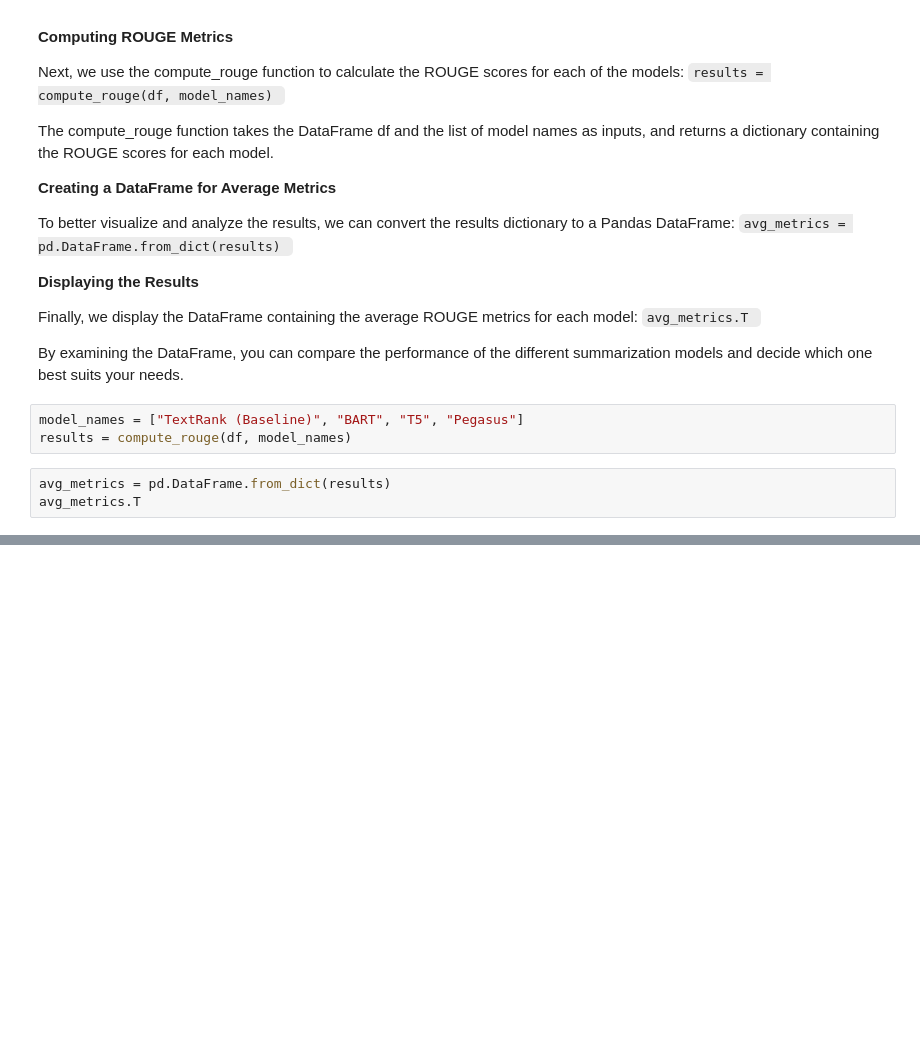
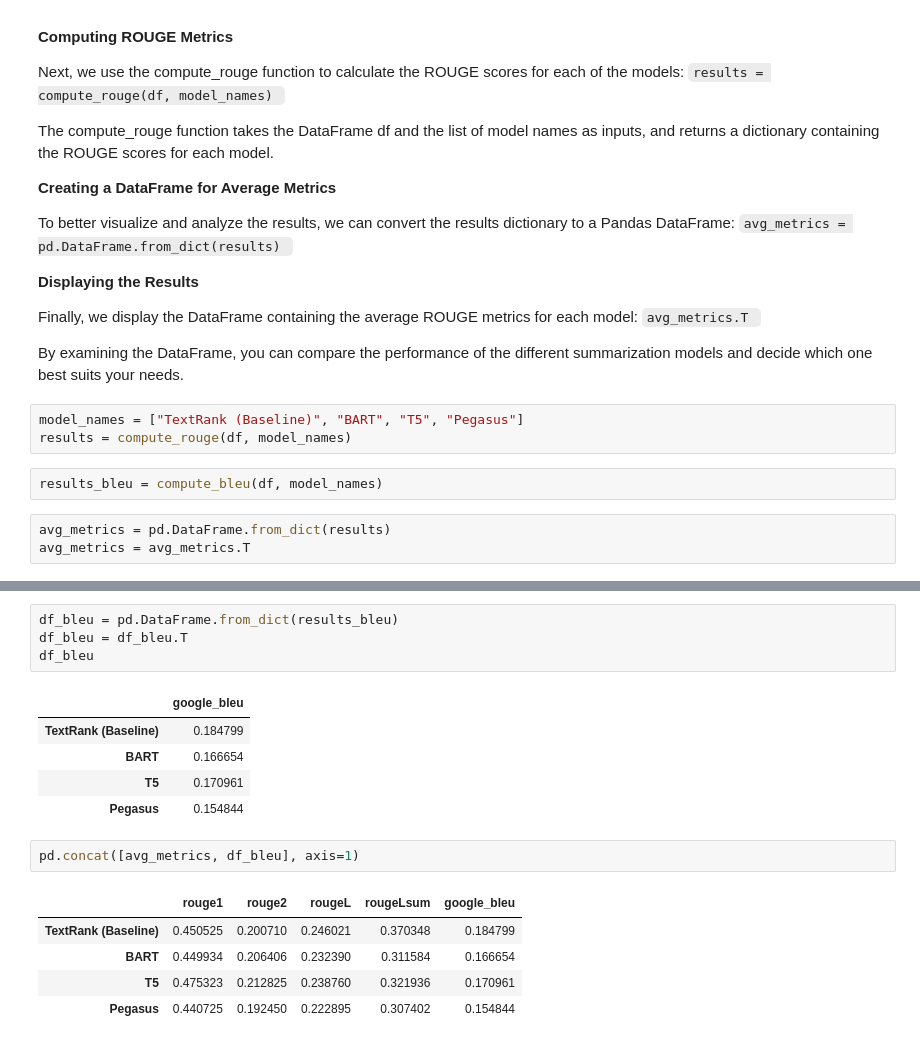
Before and after one commit to Nicolepcx/Transformers-in-Action, a Jupyter notebook: CH03/ch03_text_summarization_eval.ipynb, the cells around one changed output, grey strips where cells are left out. Drawn from its saved outputs; the diff is of its cells as text; blank space fills up the shorter version.

Commit message:
updated chaper 03 notebooks with blue metrics

```diff
--- a/CH03/ch03_text_summarization_eval.ipynb
+++ b/CH03/ch03_text_summarization_eval.ipynb
@@ -798,6 +800,8 @@ By examining the DataFrame, you can compare the performance of the different sum
 # %%
 model_names = ["TextRank (Baseline)", "BART", "T5", "Pegasus"]
 results = compute_rouge(df, model_names)
+# %%
+results_bleu = compute_bleu(df, model_names)
 # %%
 avg_metrics = pd.DataFrame.from_dict(results)
-avg_metrics.T
+avg_metrics = avg_metrics.T
@@ -809,0 +816,18 @@ avg_metrics.T
+# %%
+df_bleu = pd.DataFrame.from_dict(results_bleu)
+df_bleu = df_bleu.T
+df_bleu
+# %% [output]
+|  | google_bleu |
+| TextRank (Baseline) | 0.184799 |
+| BART | 0.166654 |
+| T5 | 0.170961 |
+| Pegasus | 0.154844 |
+# %%
+pd.concat([avg_metrics, df_bleu], axis=1)
+# %% [output]
+|  | rouge1 | rouge2 | rougeL | rougeLsum | google_bleu |
+| TextRank (Baseline) | 0.450525 | 0.200710 | 0.246021 | 0.370348 | 0.184799 |
+| BART | 0.449934 | 0.206406 | 0.232390 | 0.311584 | 0.166654 |
+| T5 | 0.475323 | 0.212825 | 0.238760 | 0.321936 | 0.170961 |
+| Pegasus | 0.440725 | 0.192450 | 0.222895 | 0.307402 | 0.154844 |
```
Also changed, not shown: parts of 6 cells of this notebook, 1 other file.
